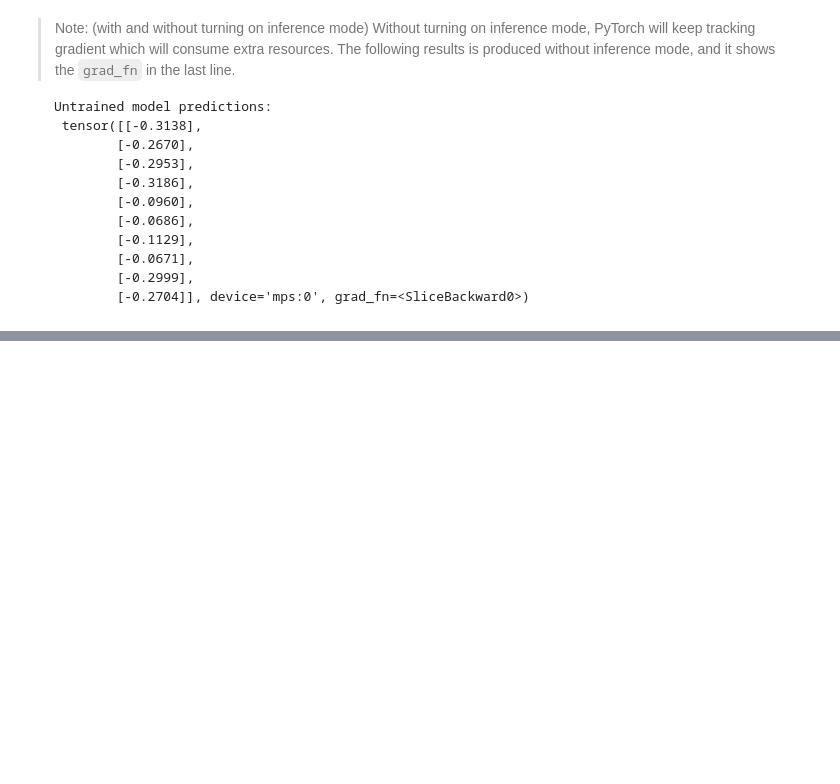
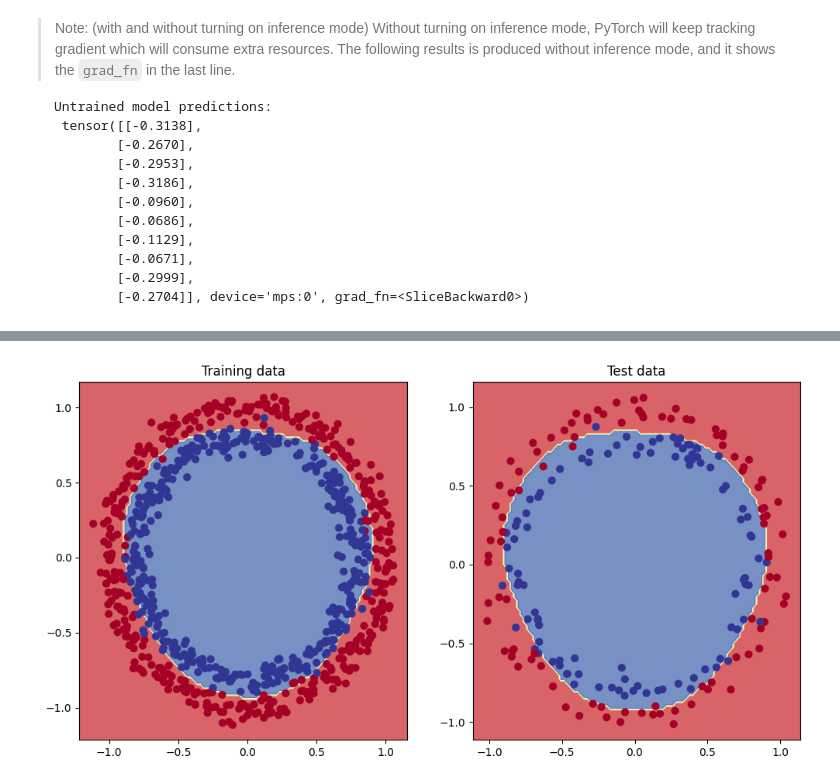
Before and after one commit to haymanmk/learning_pytorch, a Jupyter notebook: 02_pytorch_classification.ipynb, the cells around one changed output, grey strips where cells are left out. Saved outputs shown, nothing was run; the diff lists cells and outputs as text; code cells hidden in the pictures; blank space fills up the shorter version.

```diff
--- a/02_pytorch_classification.ipynb
+++ b/02_pytorch_classification.ipynb
@@ -169,6 +171,7 @@ class CircleModel(nn.Module):
         # Define the layers of the model
         self.layer_1 = nn.Linear(in_features=2, out_features=5)
         self.layer_2 = nn.Linear(in_features=5, out_features=1)
+        self.tanh = nn.Tanh()
 
         ## Note: there is a straitforward method to define the model by using `nn.Sequential`
         # self.model = nn.Sequential(
@@ -178,12 +181,14 @@ class CircleModel(nn.Module):
 
     # Define the forward pass for computing the output of the model
     def forward(self, x):
-        return self.layer_2(self.layer_1(x))
+        return self.tanh(self.layer_2(self.tanh(self.layer_1(x))))
 
 # Instantiate the model
 model = CircleModel().to(device)
 # Print the model architecture
 print(model)
+# Print the model state_dict
+print(model.state_dict())
 # %% [output]
 CircleModel(
   (layer_1): Linear(in_features=2, out_features=5, bias=True)
@@ -244,0 +398,12 @@ Untrained model predictions:
+# %%
+# plot the training results
+plt.figure(figsize=(12, 6))
+plt.subplot(1, 2, 1)
+plt.title("Training data")
+plot_decision_boundary(model=model, X=X_train, y=y_train)
+plt.subplot(1, 2, 2)
+plt.title("Test data")
+plot_decision_boundary(model=model, X=X_test, y=y_test)
+plt.show()
+# %% [output]
+[figure, added]
```
Also changed, not shown: parts of 13 cells of this notebook, 1 other file.
